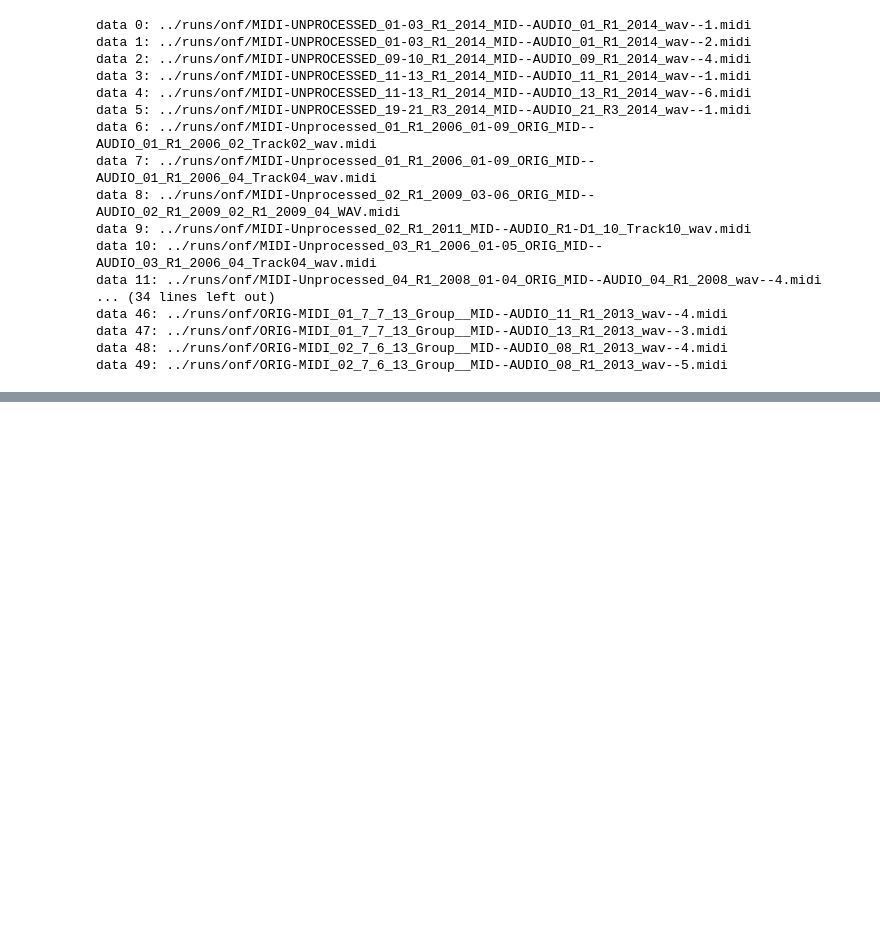
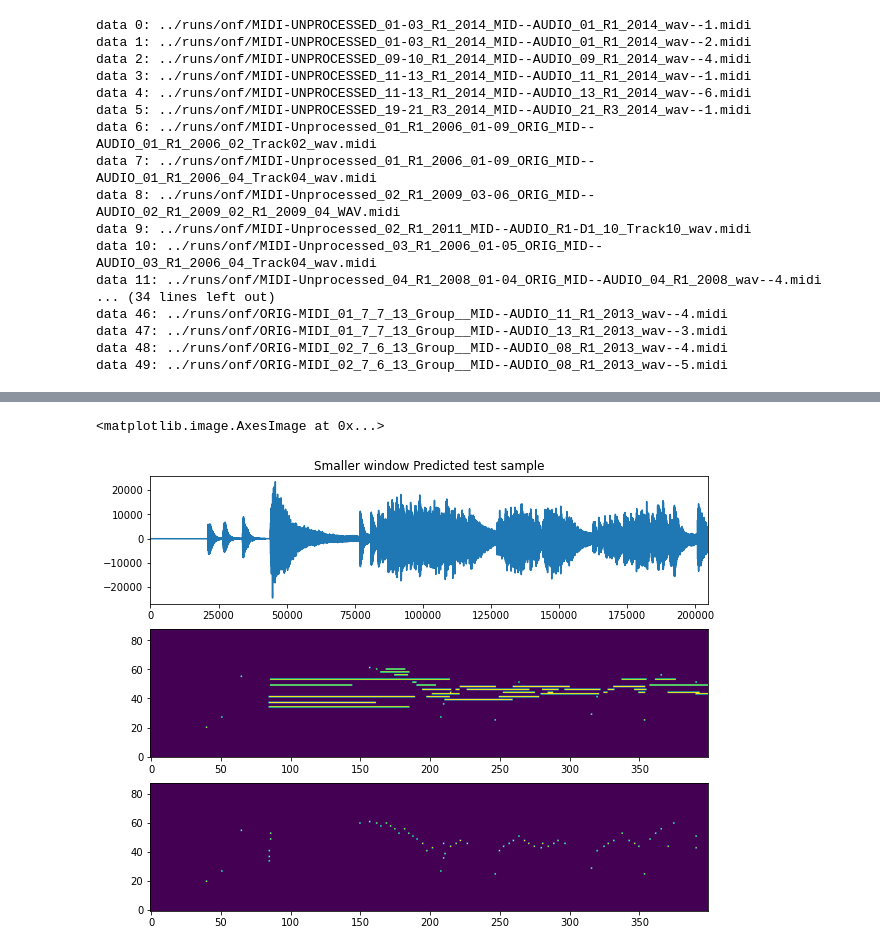
Before and after one commit to haem-k/gct634-ai613-2021, a Jupyter notebook: hw3/notebooks/visualize.ipynb, the cells around one changed output, grey strips where cells are left out. Saved outputs shown, nothing was run; the diff lists cells and outputs as text; code cells hidden in the pictures; blank space fills up the shorter version.

```diff
--- a/hw3/notebooks/visualize.ipynb
+++ b/hw3/notebooks/visualize.ipynb
@@ -162 +184,13 @@ plt.imshow(data['onset'].numpy()[:400].T, aspect='auto', origin='lower')
+# %%
+plt.figure(figsize=(10,8))
+plt.subplot(311).set_title('Smaller window Predicted test sample')
+plt.plot(win_data['audio'].numpy()[:400*HOP_SIZE])
+plt.autoscale(enable=True, axis='x', tight=True)
+plt.subplot(312)
+plt.imshow(win_data['frame'].numpy()[:400].T, aspect='auto', origin='lower')
+plt.subplot(313)
+plt.imshow(win_data['onset'].numpy()[:400].T, aspect='auto', origin='lower')
+# %% [output]
+<matplotlib.image.AxesImage at 0x...>
+[figure, added]
 # %%
```
Also changed, not shown: parts of 7 cells of this notebook.
